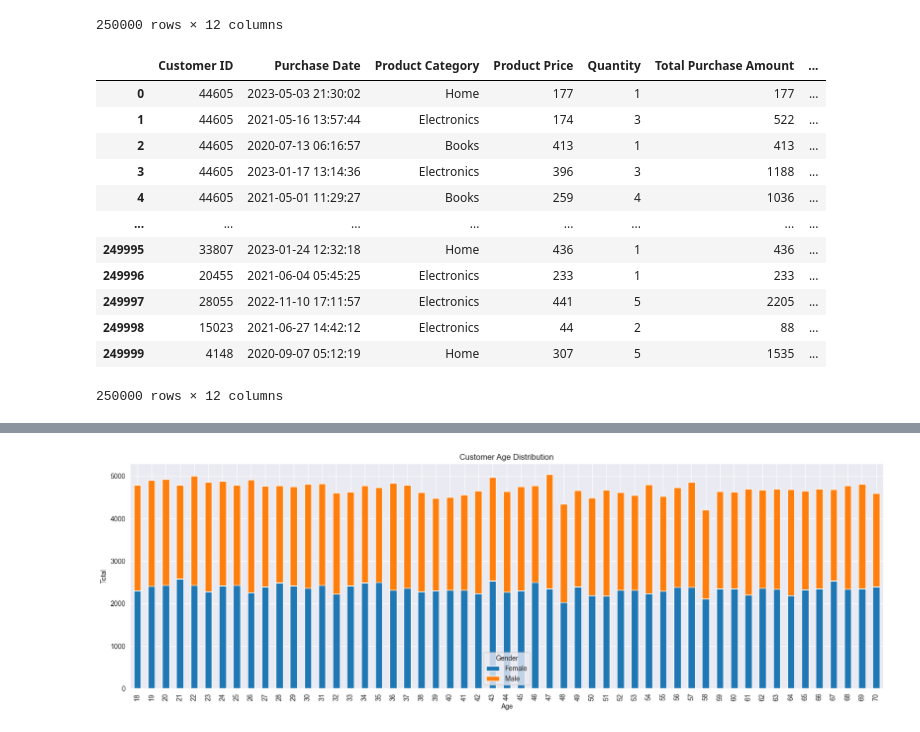
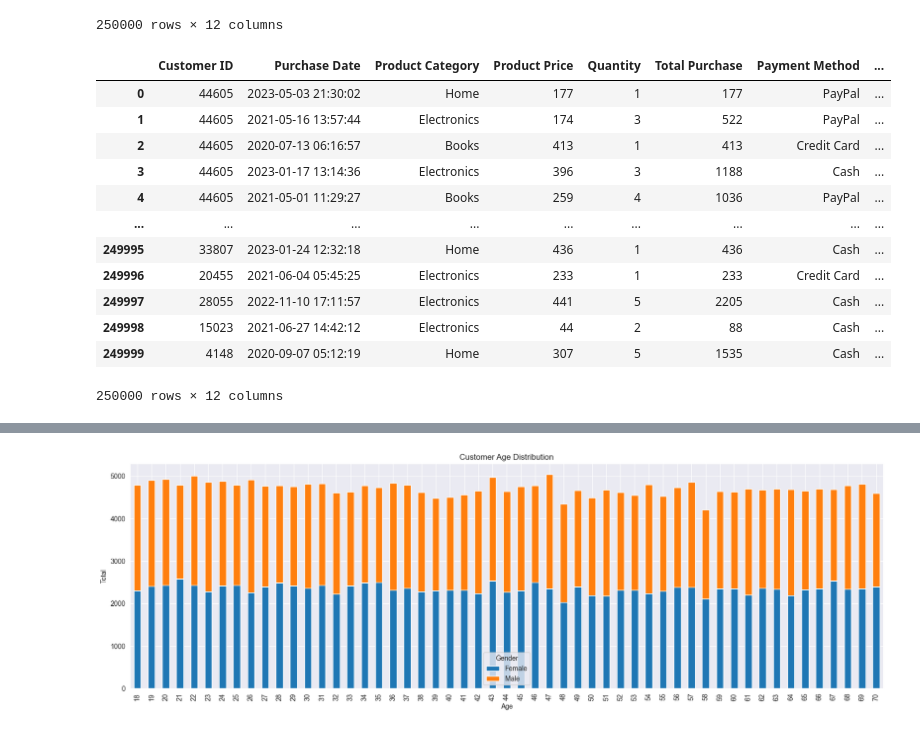
Before and after one commit to pphatt/bi-data-preprocessing, a Jupyter notebook: DataPreprossing.ipynb, the cells around one changed output, grey strips where cells are left out. Saved outputs shown, nothing was run; the diff lists cells and outputs as text; code cells hidden in the pictures.

Commit message:
feat: make a new total purchase, splitting purchare date into date and time, change returns and churn into yes, no, unknown

```diff
--- a/DataPreprossing.ipynb
+++ b/DataPreprossing.ipynb
@@ -78,2 +66,4 @@ plt.show()
 # %%
-df["Returns"].fillna(0, inplace=True)
+df["Returns"] = df["Returns"].map(lambda x: "yes" if x == 0 else "no" if x == 1 else "unknown")
+df["Churn"] = df["Churn"].map(lambda x: "yes" if x == 0 else "no" if x == 1 else "unknown")
+df
@@ -128,19 +122,21 @@ df
 # df["Purchase Date"] = df.datetime.astype('int64')
 # df
 # %%
-df["Total Purchase Amount"] = df["Product Price"] * df["Quantity"]
+# df["Total Purchase"] = df["Product Price"] * df["Quantity"]
+df.insert(loc=5, column="Total Purchase", value=df["Product Price"] * df["Quantity"])
+df.drop(["Total Purchase Amount"], axis=1, inplace=True)
 df
 # %% [output]
-|  | Customer ID | Purchase Date | Product Category | Product Price | Quantity | Total Purchase Amount | ... |
-| 0 | 44605 | 2023-05-03 21:30:02 | Home | 177 | 1 | 177 | ... |
-| 1 | 44605 | 2021-05-16 13:57:44 | Electronics | 174 | 3 | 522 | ... |
-| 2 | 44605 | 2020-07-13 06:16:57 | Books | 413 | 1 | 413 | ... |
-| 3 | 44605 | 2023-01-17 13:14:36 | Electronics | 396 | 3 | 1188 | ... |
-| 4 | 44605 | 2021-05-01 11:29:27 | Books | 259 | 4 | 1036 | ... |
-| ... | ... | ... | ... | ... | ... | ... | ... |
-| 249995 | 33807 | 2023-01-24 12:32:18 | Home | 436 | 1 | 436 | ... |
-| 249996 | 20455 | 2021-06-04 05:45:25 | Electronics | 233 | 1 | 233 | ... |
-| 249997 | 28055 | 2022-11-10 17:11:57 | Electronics | 441 | 5 | 2205 | ... |
-| 249998 | 15023 | 2021-06-27 14:42:12 | Electronics | 44 | 2 | 88 | ... |
-| 249999 | 4148 | 2020-09-07 05:12:19 | Home | 307 | 5 | 1535 | ... |
+|  | Customer ID | Purchase Date | Product Category | Product Price | Quantity | Total Purchase | Payment Method | ... |
+| 0 | 44605 | 2023-05-03 21:30:02 | Home | 177 | 1 | 177 | PayPal | ... |
+| 1 | 44605 | 2021-05-16 13:57:44 | Electronics | 174 | 3 | 522 | PayPal | ... |
+| 2 | 44605 | 2020-07-13 06:16:57 | Books | 413 | 1 | 413 | Credit Card | ... |
+| 3 | 44605 | 2023-01-17 13:14:36 | Electronics | 396 | 3 | 1188 | Cash | ... |
+| 4 | 44605 | 2021-05-01 11:29:27 | Books | 259 | 4 | 1036 | PayPal | ... |
+| ... | ... | ... | ... | ... | ... | ... | ... | ... |
+| 249995 | 33807 | 2023-01-24 12:32:18 | Home | 436 | 1 | 436 | Cash | ... |
+| 249996 | 20455 | 2021-06-04 05:45:25 | Electronics | 233 | 1 | 233 | Credit Card | ... |
+| 249997 | 28055 | 2022-11-10 17:11:57 | Electronics | 441 | 5 | 2205 | Cash | ... |
+| 249998 | 15023 | 2021-06-27 14:42:12 | Electronics | 44 | 2 | 88 | Cash | ... |
+| 249999 | 4148 | 2020-09-07 05:12:19 | Home | 307 | 5 | 1535 | Cash | ... |
 250000 rows × 12 columns
```
Also changed, not shown: parts of 15 cells of this notebook, 1 other file.
